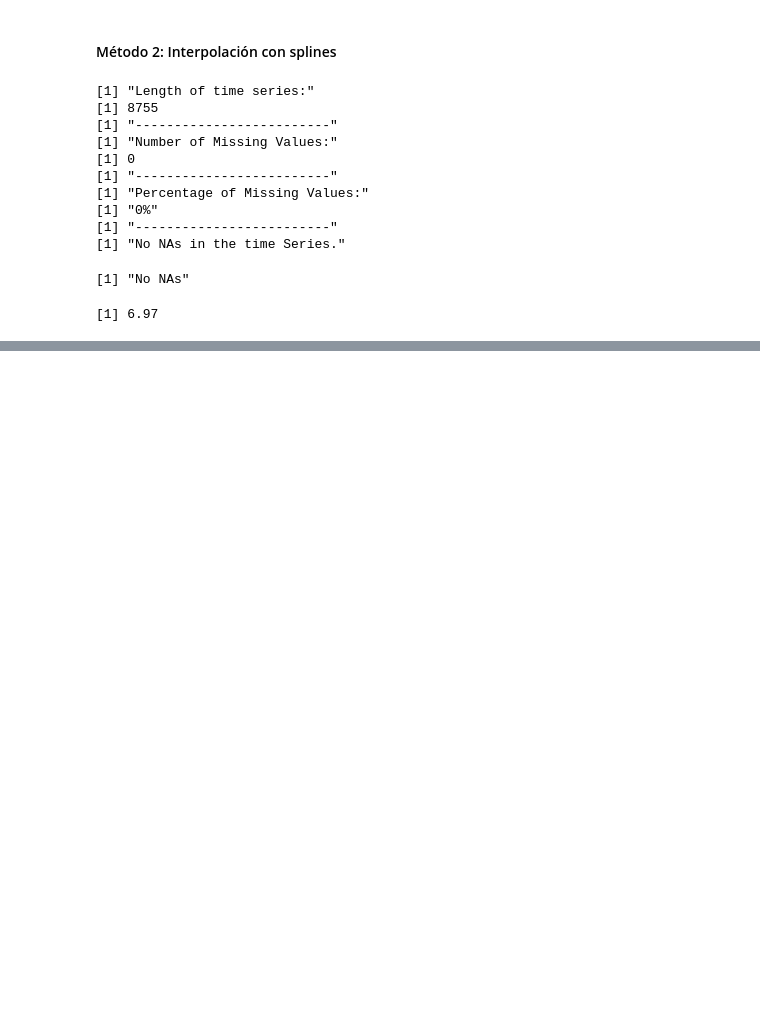
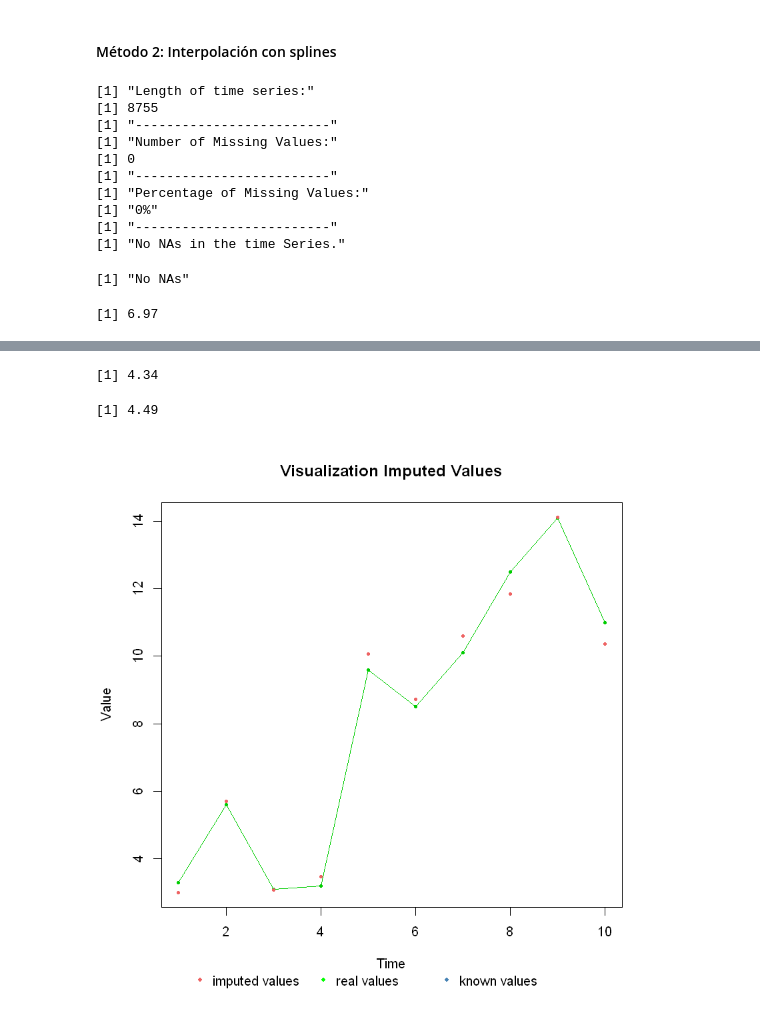
Before and after one commit to ovaisnazir/Master-Thesis, a Jupyter notebook: notebooks/TSMissingValues.ipynb, the cells around one changed output, grey strips where cells are left out. Saved outputs shown, nothing was run; the diff lists cells and outputs as text; code cells hidden in the pictures; blank space fills up the shorter version.

```diff
--- a/notebooks/TSMissingValues.ipynb
+++ b/notebooks/TSMissingValues.ipynb
@@ -285,0 +430,2 @@ print(round(ERM_spline, 2))
+# %%
+airTemp_site12_NA_mal <- na_ma(airTemp_site12_NA, k = 3, weighting = "linear")
@@ -285,0 +450,5 @@ print(round(ERM_spline, 2))
+# %%
+ERM_mal <- mean(err_mal)
+print(round(ERM_mal, 2))
+# %% [output]
+[1] 4.34
@@ -285,0 +459,9 @@ print(round(ERM_spline, 2))
+# %%
+ERM_mae <- mean(err_mae)
+print(round(ERM_mae, 2))
+# %% [output]
+[1] 4.49
+# %%
+plotNA.imputations(airTemp_site12_NA[selected], x.withImputations = airTemp_site12_NA_mal[selected], x.withTruth = airTemp_site12[selected])
+# %% [output]
+[figure, added]
```
Also changed, not shown: parts of 32 cells of this notebook.
